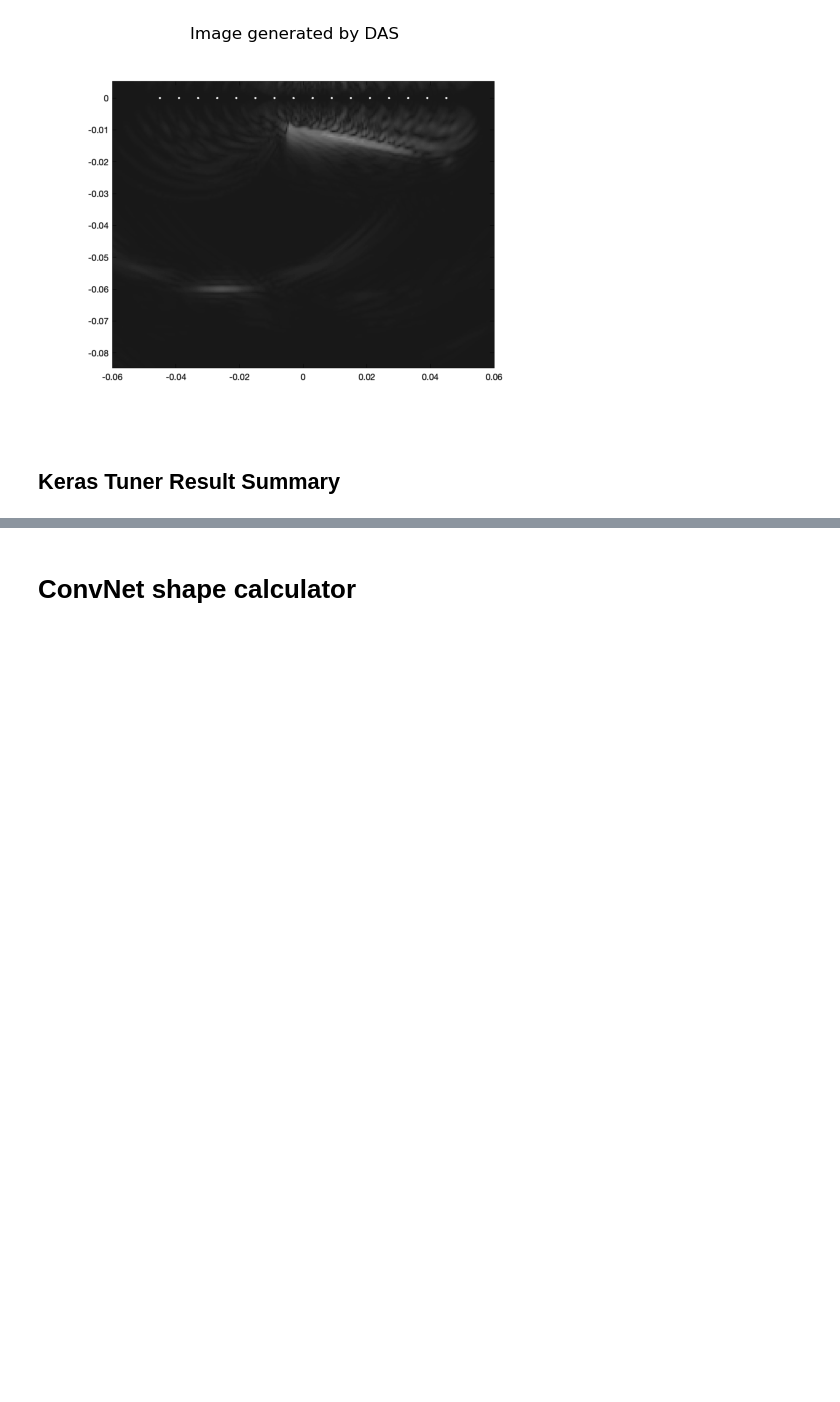
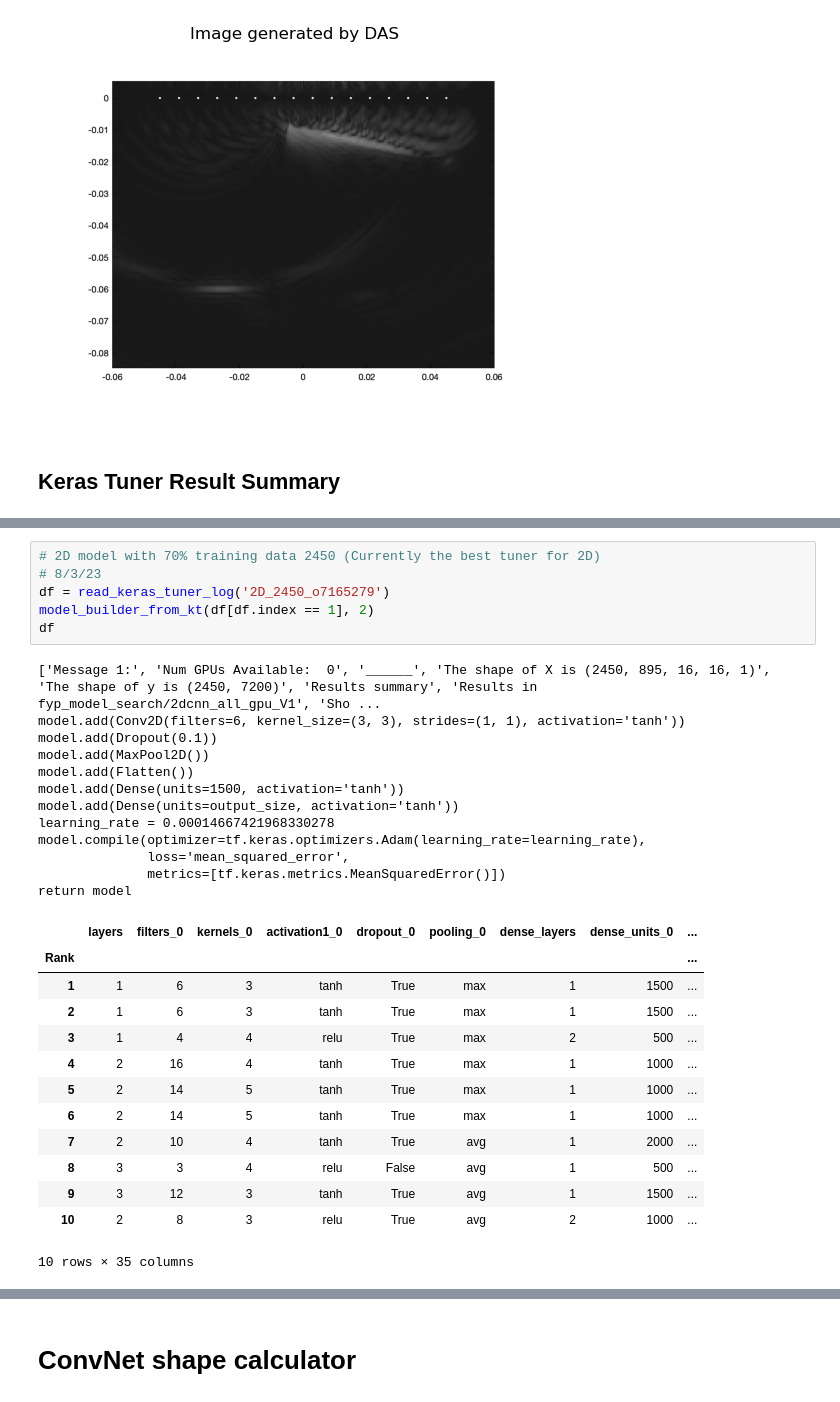
Before and after one commit to MC-Kangan/FYP_Ultrasound_Imaging_ML, a Jupyter notebook: Model_tester.ipynb, the cells around one changed output, grey strips where cells are left out. Cells and saved outputs as stored; diff of their text form; blank space fills up the shorter version.

```diff
--- a/Model_tester.ipynb
+++ b/Model_tester.ipynb
@@ -412,0 +504,32 @@ read_keras_tuner_log('o7153821') # Not valid (only 100 data)
+# %%
+# 2D model with 70% training data 2450 (Currently the best tuner for 2D)
+# 8/3/23
+df = read_keras_tuner_log('2D_2450_o7165279')
+model_builder_from_kt(df[df.index == 1], 2)
+df
+# %% [output]
+['Message 1:', 'Num GPUs Available:  0', '______', 'The shape of X is (2450, 895, 16, 16, 1)', 'The shape of y is (2450, 7200)', 'Results summary', 'Results in fyp_model_search/2dcnn_all_gpu_V1', 'Sho ...
+model.add(Conv2D(filters=6, kernel_size=(3, 3), strides=(1, 1), activation='tanh'))
+model.add(Dropout(0.1))
+model.add(MaxPool2D())
+model.add(Flatten())
+model.add(Dense(units=1500, activation='tanh'))
+model.add(Dense(units=output_size, activation='tanh'))
+learning_rate = 0.00014667421968330278
+model.compile(optimizer=tf.keras.optimizers.Adam(learning_rate=learning_rate),
+              loss='mean_squared_error',
+              metrics=[tf.keras.metrics.MeanSquaredError()])
+return model
+|  | layers | filters_0 | kernels_0 | activation1_0 | dropout_0 | pooling_0 | dense_layers | dense_units_0 | ... |
+| Rank |  |  |  |  |  |  |  |  | ... |
+| 1 | 1 | 6 | 3 | tanh | True | max | 1 | 1500 | ... |
+| 2 | 1 | 6 | 3 | tanh | True | max | 1 | 1500 | ... |
+| 3 | 1 | 4 | 4 | relu | True | max | 2 | 500 | ... |
+| 4 | 2 | 16 | 4 | tanh | True | max | 1 | 1000 | ... |
+| 5 | 2 | 14 | 5 | tanh | True | max | 1 | 1000 | ... |
+| 6 | 2 | 14 | 5 | tanh | True | max | 1 | 1000 | ... |
+| 7 | 2 | 10 | 4 | tanh | True | avg | 1 | 2000 | ... |
+| 8 | 3 | 3 | 4 | relu | False | avg | 1 | 500 | ... |
+| 9 | 3 | 12 | 3 | tanh | True | avg | 1 | 1500 | ... |
+| 10 | 2 | 8 | 3 | relu | True | avg | 2 | 1000 | ... |
+10 rows × 35 columns
```
Also changed, not shown: parts of 5 cells of this notebook, 2 other files.
